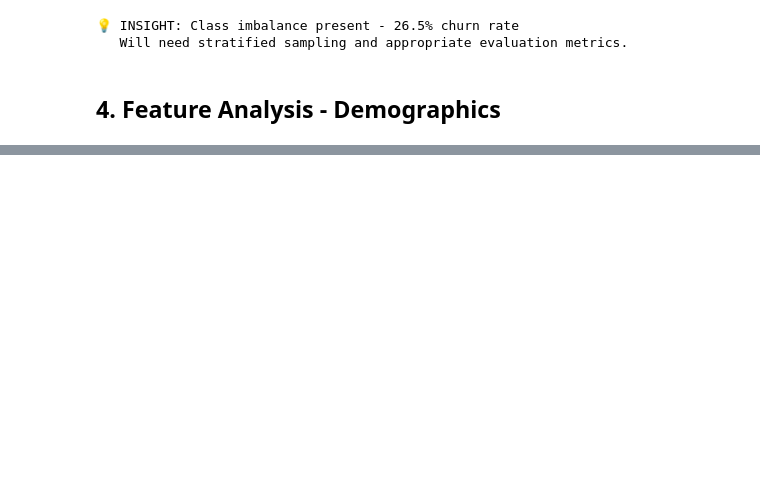
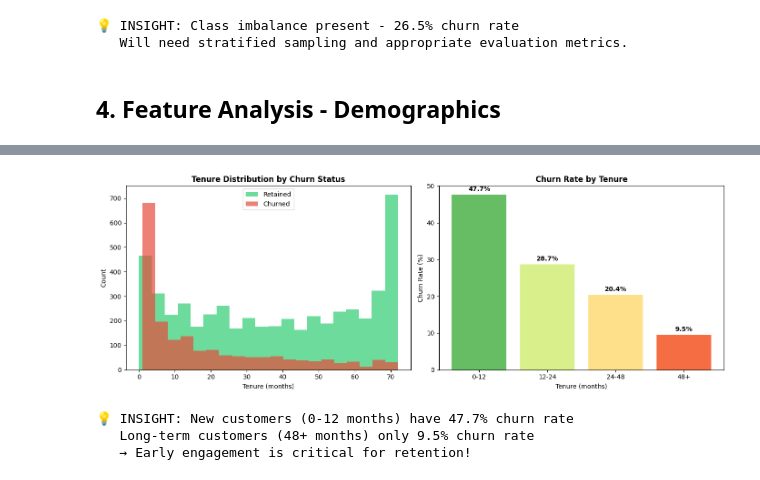
Before and after one commit to Krazyrv/Customer-churn-prediction, a Jupyter notebook: notebooks/EDA.ipynb, the cells around one changed output, grey strips where cells are left out. Saved outputs shown, nothing was run; the diff lists cells and outputs as text; code cells hidden in the pictures; blank space fills up the shorter version.

Commit message:
EDA
Conduct Analysis on Target Variable, Features of Demographics,  Account Information, Services, Charges and Correlation Analysis

```diff
--- a/notebooks/EDA.ipynb
+++ b/notebooks/EDA.ipynb
@@ -179,0 +222,39 @@ print("   - Customers with partners/dependents churn less (more stable)")
+# %%
+# Tenure Analysis
+fig, axes = plt.subplots(1, 2, figsize=(14, 5))
+
+# Tenure distribution by churn
+axes[0].hist(df[df['Churn']=='No']['tenure'], bins=20, alpha=0.7, label='Retained', color='#2ecc71')
+axes[0].hist(df[df['Churn']=='Yes']['tenure'], bins=20, alpha=0.7, label='Churned', color='#e74c3c')
+axes[0].set_xlabel('Tenure (months)')
+axes[0].set_ylabel('Count')
+axes[0].set_title('Tenure Distribution by Churn Status', fontweight='bold')
+axes[0].legend()
+
+# Churn rate by tenure bucket
+df['tenure_bucket'] = pd.cut(df['tenure'], bins=[0, 12, 24, 48, 72],
+                              labels=['0-12', '12-24', '24-48', '48+'])
+tenure_churn = df.groupby('tenure_bucket')['Churn'].apply(lambda x: (x=='Yes').mean() * 100)
+
+colors = plt.cm.RdYlGn_r(np.linspace(0.2, 0.8, 4))
+bars = axes[1].bar(tenure_churn.index.astype(str), tenure_churn.values, color=colors)
+axes[1].set_xlabel('Tenure (months)')
+axes[1].set_ylabel('Churn Rate (%)')
+axes[1].set_title('Churn Rate by Tenure', fontweight='bold')
+
+for bar in bars:
+    axes[1].text(bar.get_x() + bar.get_width()/2, bar.get_height() + 1,
+                 f'{bar.get_height():.1f}%', ha='center', fontweight='bold')
+
+plt.tight_layout()
+plt.savefig('../docs/img/tenure_churn.png', dpi=150, bbox_inches='tight')
+plt.show()
+
+print(f"\n💡 INSIGHT: New customers (0-12 months) have {tenure_churn['0-12']:.1f}% churn rate")
+print(f"   Long-term customers (48+ months) only {tenure_churn['48+']:.1f}% churn rate")
+print("   → Early engagement is critical for retention!")
+# %% [output]
+[figure, added]
+💡 INSIGHT: New customers (0-12 months) have 47.7% churn rate
+   Long-term customers (48+ months) only 9.5% churn rate
+   → Early engagement is critical for retention!
```
Also changed, not shown: parts of 10 cells of this notebook, 8 other files.
